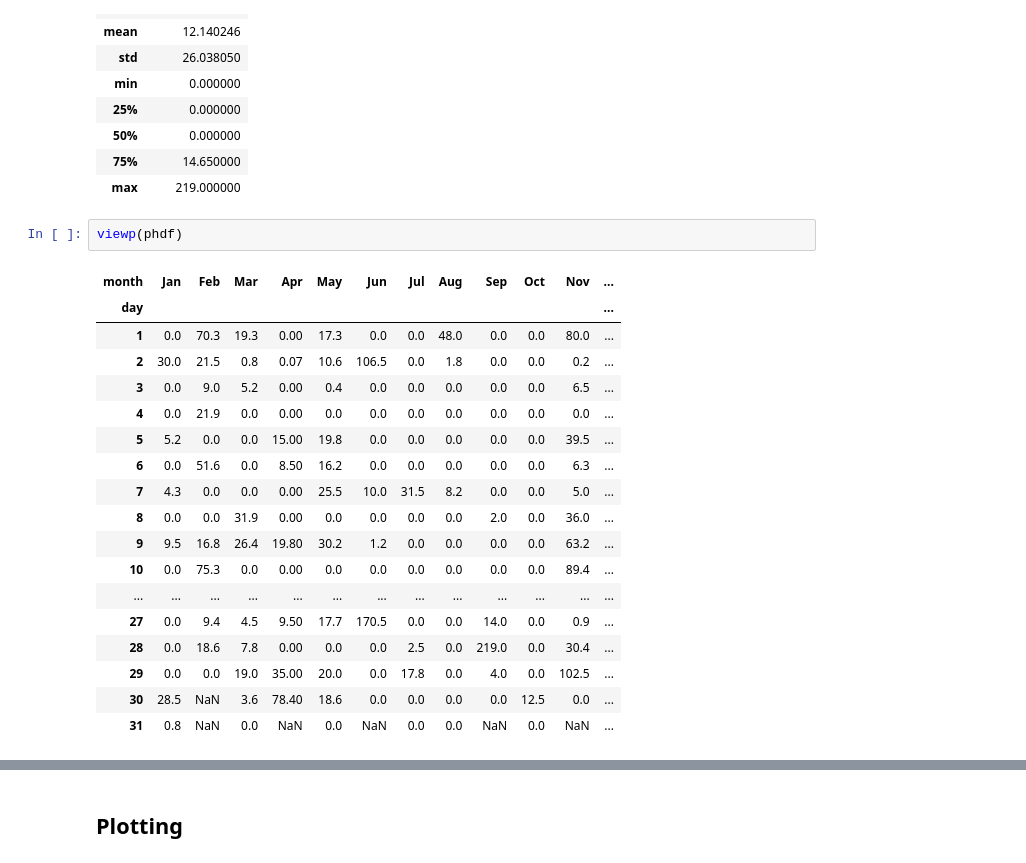
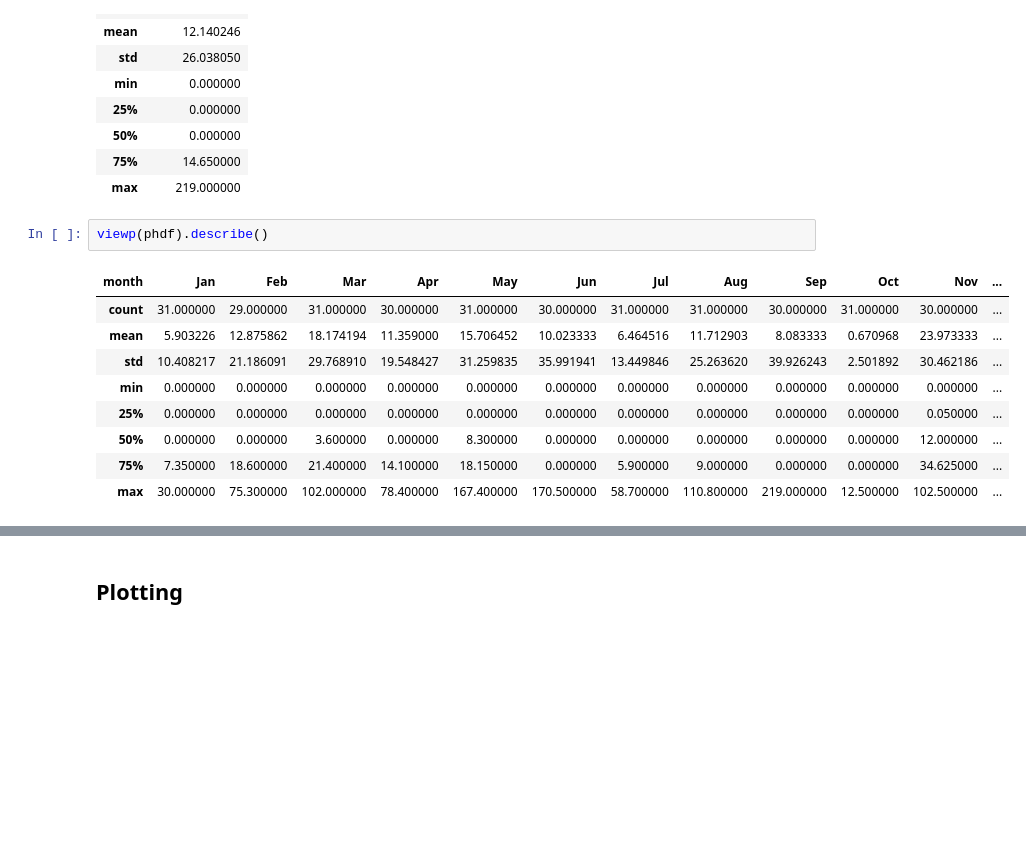
Before and after one commit to hidrokit/hidrokit, a Jupyter notebook: src/Demo Pos Hujan.ipynb, the cells around one changed output, grey strips where cells are left out. Drawn from its saved outputs; the diff is of its cells as text; blank space fills up the shorter version.

```diff
--- a/src/Demo Pos Hujan.ipynb
+++ b/src/Demo Pos Hujan.ipynb
@@ -276,23 +273,14 @@ phdf.describe()
 | 75% | 14.650000 |
 | max | 219.000000 |
 # %%
-viewp(phdf)
+viewp(phdf).describe()
 # %% [output]
 | month | Jan | Feb | Mar | Apr | May | Jun | Jul | Aug | Sep | Oct | Nov | ... |
-| day |  |  |  |  |  |  |  |  |  |  |  | ... |
-| 1 | 0.0 | 70.3 | 19.3 | 0.00 | 17.3 | 0.0 | 0.0 | 48.0 | 0.0 | 0.0 | 80.0 | ... |
-| 2 | 30.0 | 21.5 | 0.8 | 0.07 | 10.6 | 106.5 | 0.0 | 1.8 | 0.0 | 0.0 | 0.2 | ... |
-| 3 | 0.0 | 9.0 | 5.2 | 0.00 | 0.4 | 0.0 | 0.0 | 0.0 | 0.0 | 0.0 | 6.5 | ... |
-| 4 | 0.0 | 21.9 | 0.0 | 0.00 | 0.0 | 0.0 | 0.0 | 0.0 | 0.0 | 0.0 | 0.0 | ... |
-| 5 | 5.2 | 0.0 | 0.0 | 15.00 | 19.8 | 0.0 | 0.0 | 0.0 | 0.0 | 0.0 | 39.5 | ... |
-| 6 | 0.0 | 51.6 | 0.0 | 8.50 | 16.2 | 0.0 | 0.0 | 0.0 | 0.0 | 0.0 | 6.3 | ... |
-| 7 | 4.3 | 0.0 | 0.0 | 0.00 | 25.5 | 10.0 | 31.5 | 8.2 | 0.0 | 0.0 | 5.0 | ... |
-| 8 | 0.0 | 0.0 | 31.9 | 0.00 | 0.0 | 0.0 | 0.0 | 0.0 | 2.0 | 0.0 | 36.0 | ... |
-| 9 | 9.5 | 16.8 | 26.4 | 19.80 | 30.2 | 1.2 | 0.0 | 0.0 | 0.0 | 0.0 | 63.2 | ... |
-| 10 | 0.0 | 75.3 | 0.0 | 0.00 | 0.0 | 0.0 | 0.0 | 0.0 | 0.0 | 0.0 | 89.4 | ... |
-| ... | ... | ... | ... | ... | ... | ... | ... | ... | ... | ... | ... | ... |
-| 27 | 0.0 | 9.4 | 4.5 | 9.50 | 17.7 | 170.5 | 0.0 | 0.0 | 14.0 | 0.0 | 0.9 | ... |
-| 28 | 0.0 | 18.6 | 7.8 | 0.00 | 0.0 | 0.0 | 2.5 | 0.0 | 219.0 | 0.0 | 30.4 | ... |
-| 29 | 0.0 | 0.0 | 19.0 | 35.00 | 20.0 | 0.0 | 17.8 | 0.0 | 4.0 | 0.0 | 102.5 | ... |
-| 30 | 28.5 | NaN | 3.6 | 78.40 | 18.6 | 0.0 | 0.0 | 0.0 | 0.0 | 12.5 | 0.0 | ... |
-| 31 | 0.8 | NaN | 0.0 | NaN | 0.0 | NaN | 0.0 | 0.0 | NaN | 0.0 | NaN | ... |
+| count | 31.000000 | 29.000000 | 31.000000 | 30.000000 | 31.000000 | 30.000000 | 31.000000 | 31.000000 | 30.000000 | 31.000000 | 30.000000 | ... |
+| mean | 5.903226 | 12.875862 | 18.174194 | 11.359000 | 15.706452 | 10.023333 | 6.464516 | 11.712903 | 8.083333 | 0.670968 | 23.973333 | ... |
+| std | 10.408217 | 21.186091 | 29.768910 | 19.548427 | 31.259835 | 35.991941 | 13.449846 | 25.263620 | 39.926243 | 2.501892 | 30.462186 | ... |
+| min | 0.000000 | 0.000000 | 0.000000 | 0.000000 | 0.000000 | 0.000000 | 0.000000 | 0.000000 | 0.000000 | 0.000000 | 0.000000 | ... |
+| 25% | 0.000000 | 0.000000 | 0.000000 | 0.000000 | 0.000000 | 0.000000 | 0.000000 | 0.000000 | 0.000000 | 0.000000 | 0.050000 | ... |
+| 50% | 0.000000 | 0.000000 | 3.600000 | 0.000000 | 8.300000 | 0.000000 | 0.000000 | 0.000000 | 0.000000 | 0.000000 | 12.000000 | ... |
+| 75% | 7.350000 | 18.600000 | 21.400000 | 14.100000 | 18.150000 | 0.000000 | 5.900000 | 9.000000 | 0.000000 | 0.000000 | 34.625000 | ... |
+| max | 30.000000 | 75.300000 | 102.000000 | 78.400000 | 167.400000 | 170.500000 | 58.700000 | 110.800000 | 219.000000 | 12.500000 | 102.500000 | ... |
```
Also changed, not shown: parts of 8 cells of this notebook.
